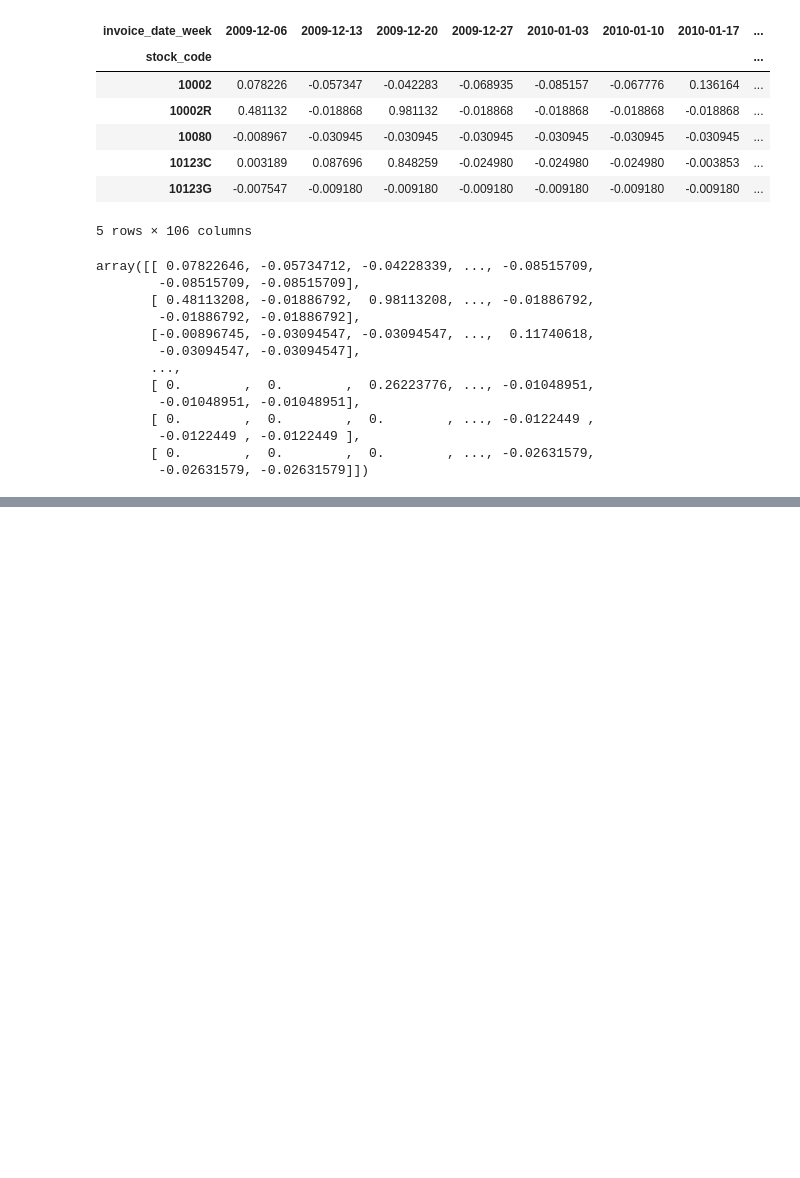
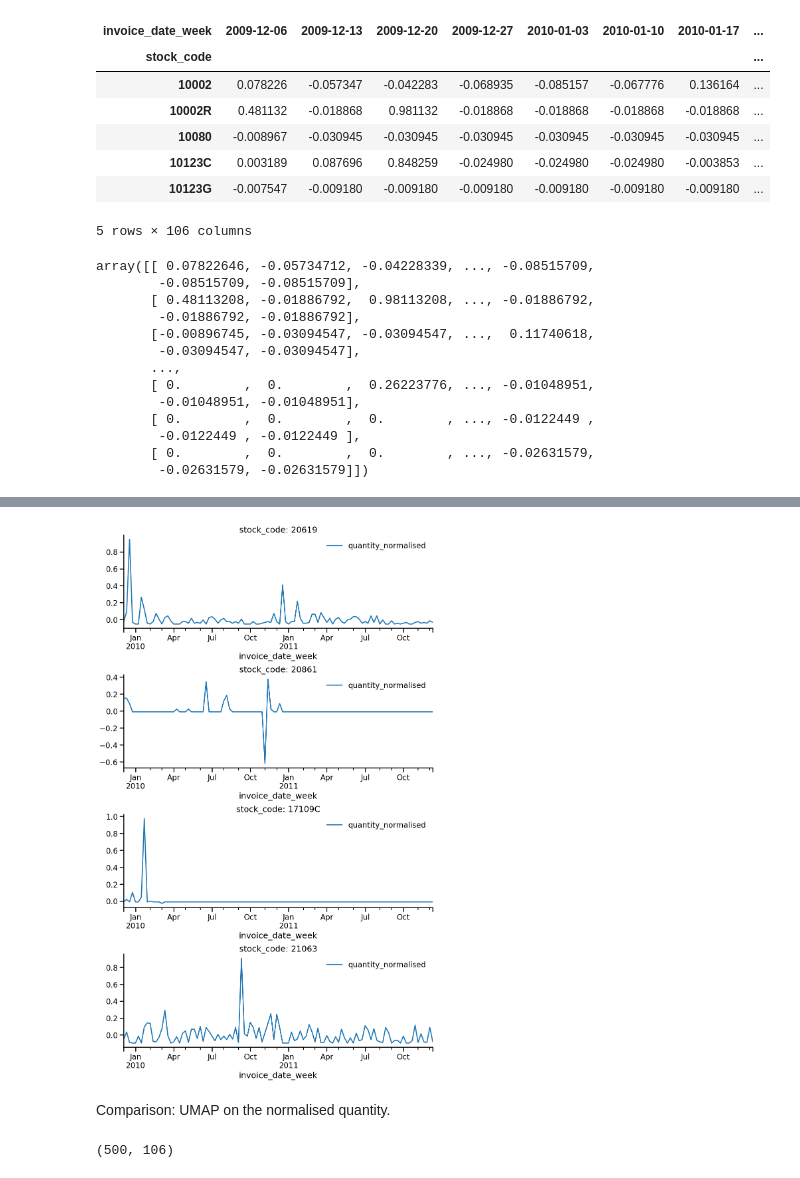
Before and after one commit to elvyna/uci-online-retail, a Jupyter notebook: notebooks/2021-07-05-time-series-clustering.ipynb, the cells around one changed output, grey strips where cells are left out. Saved outputs shown, nothing was run; the diff lists cells and outputs as text; code cells hidden in the pictures; blank space fills up the shorter version.

```diff
--- a/notebooks/2021-07-05-time-series-clustering.ipynb
+++ b/notebooks/2021-07-05-time-series-clustering.ipynb
@@ -420,0 +473,26 @@ array([[[ 8.0689788e-06],
+# %%
+selected_item_list = ['20619','20861','17109C','21063']
+metric = 'quantity_normalised'
+
+f, ax = plt.subplots(figsize=(12, 20), nrows=4)
+plt.subplots_adjust(hspace=.5)
+
+for idx, item in enumerate(selected_item_list):
+    df_agg_full.query('stock_code == @item').plot.line(
+        x='invoice_date_week',
+        y=metric,
+        label=metric,
+        ax=ax[idx]
+    );
+    ax[idx].set_title(f"stock_code: {item}")
+    ax[idx].legend(frameon=False)
+
+sns.despine();
+# %% [output]
+[figure, added]
+# %% [markdown]
+Comparison: UMAP on the normalised quantity.
+# %%
+input_sequence.shape
+# %% [output]
+(500, 106)
```
Also changed, not shown: parts of 17 cells of this notebook.
